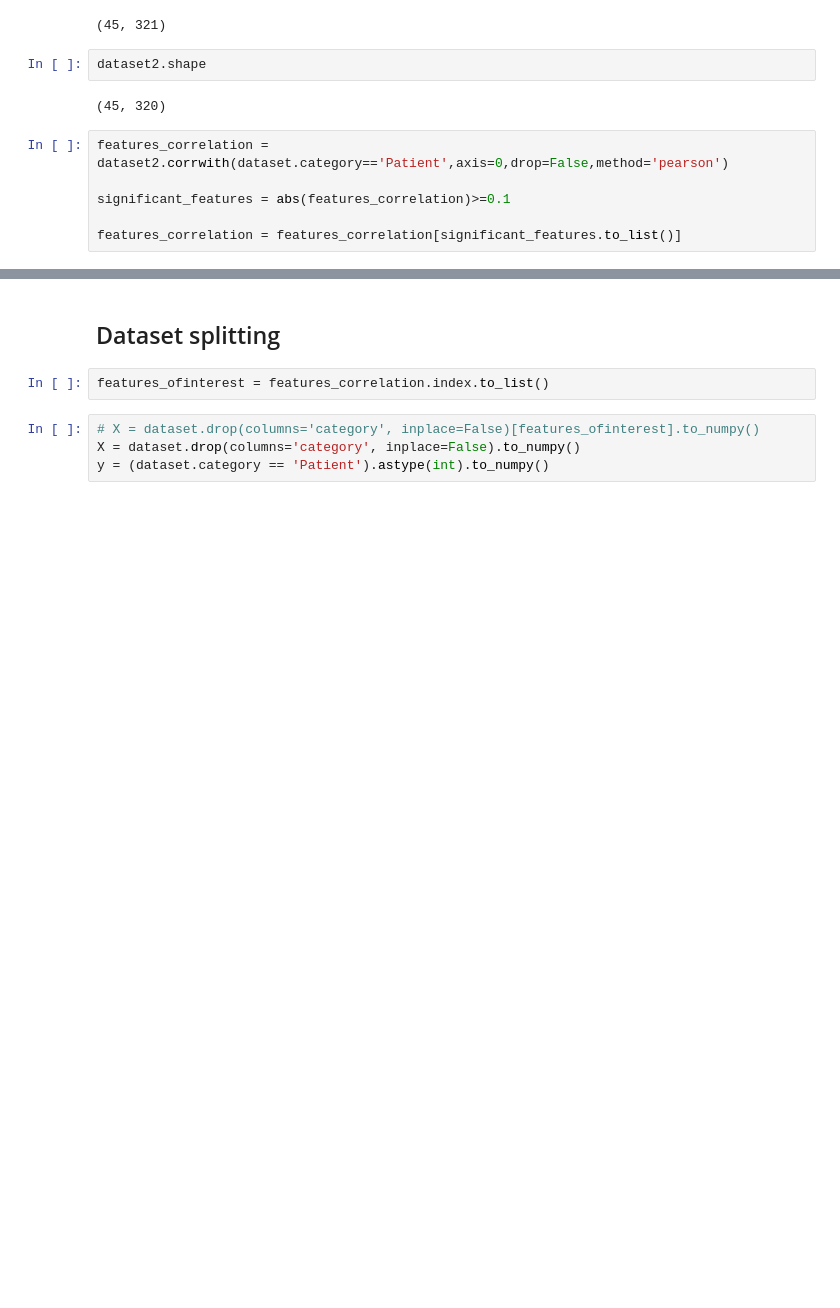
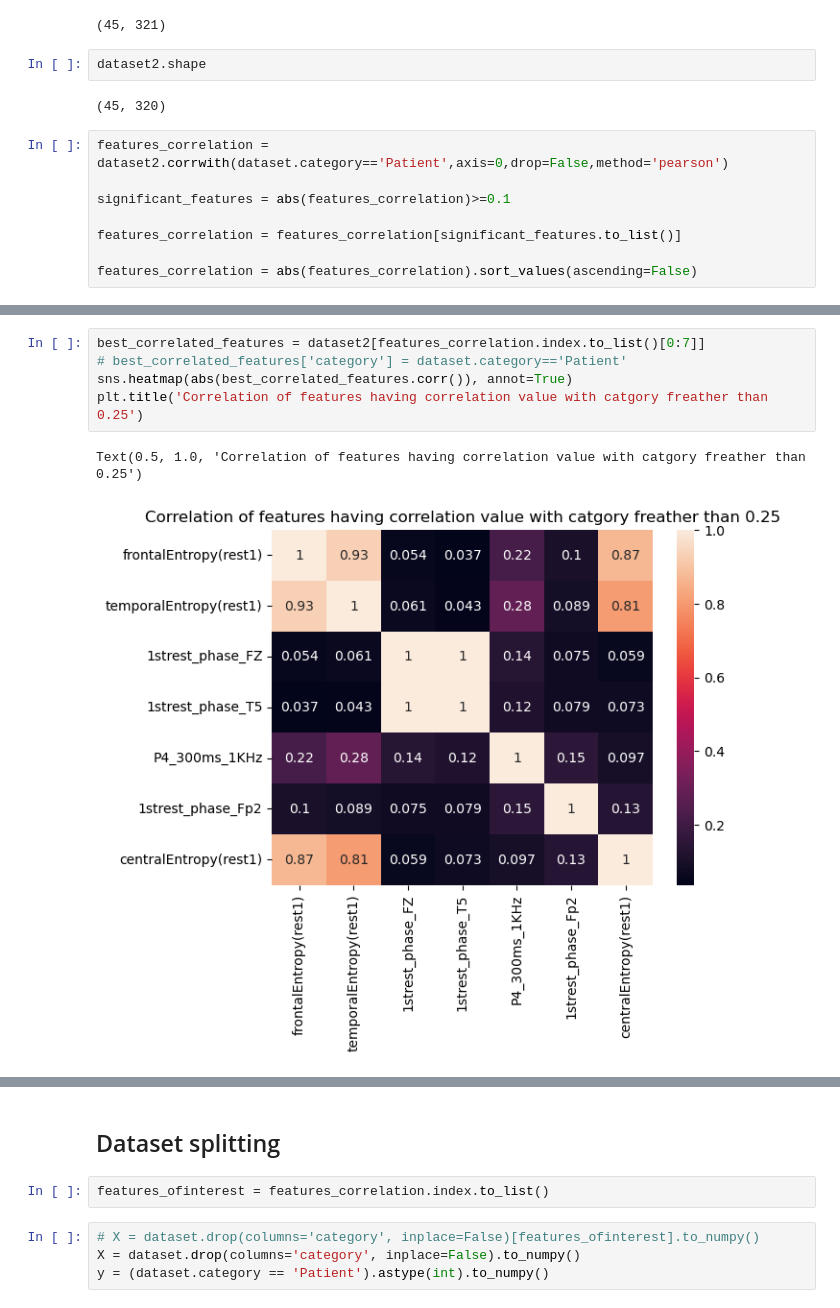
Before and after one commit to victorian177/MMN_SZ, a Jupyter notebook: notebooks/modelling.ipynb, the cells around one changed output, grey strips where cells are left out. Drawn from its saved outputs; the diff is of its cells as text; blank space fills up the shorter version.

```diff
--- a/notebooks/modelling.ipynb
+++ b/notebooks/modelling.ipynb
@@ -82,4 +82,6 @@ features_correlation = dataset2.corrwith(dataset.category=='Patient',axis=0,drop
 significant_features = abs(features_correlation)>=0.1
 
 features_correlation = features_correlation[significant_features.to_list()]
+
+features_correlation = abs(features_correlation).sort_values(ascending=False)
 # %%
@@ -93,0 +107,8 @@ plt.axhline(y=0.15, color='red', linestyle='-')
+# %%
+best_correlated_features = dataset2[features_correlation.index.to_list()[0:7]]
+# best_correlated_features['category'] = dataset.category=='Patient'
+sns.heatmap(abs(best_correlated_features.corr()), annot=True)
+plt.title('Correlation of features having correlation value with catgory freather than 0.25')
+# %% [output]
+Text(0.5, 1.0, 'Correlation of features having correlation value with catgory freather than 0.25')
+[figure, added]
```
Also changed, not shown: parts of 25 cells of this notebook, 2 other files.
